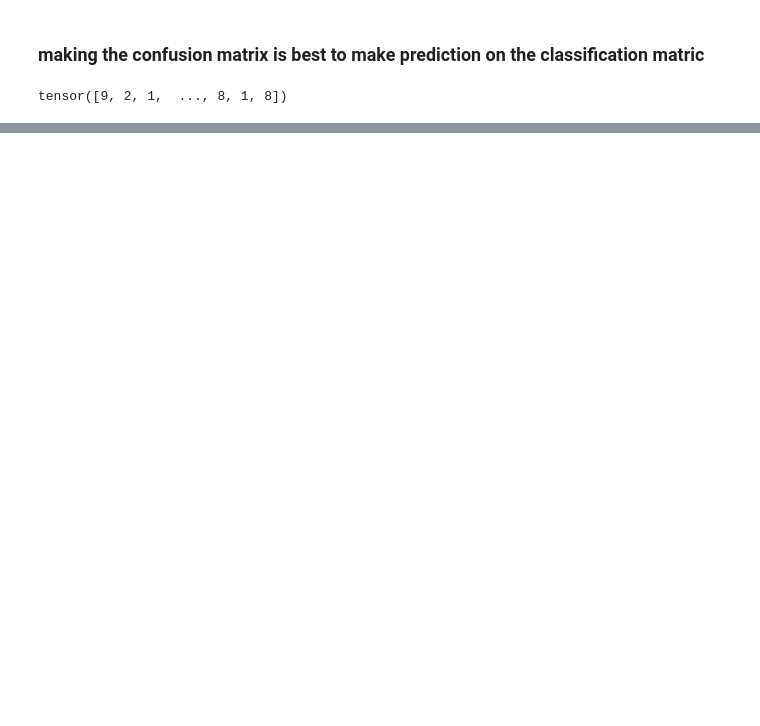
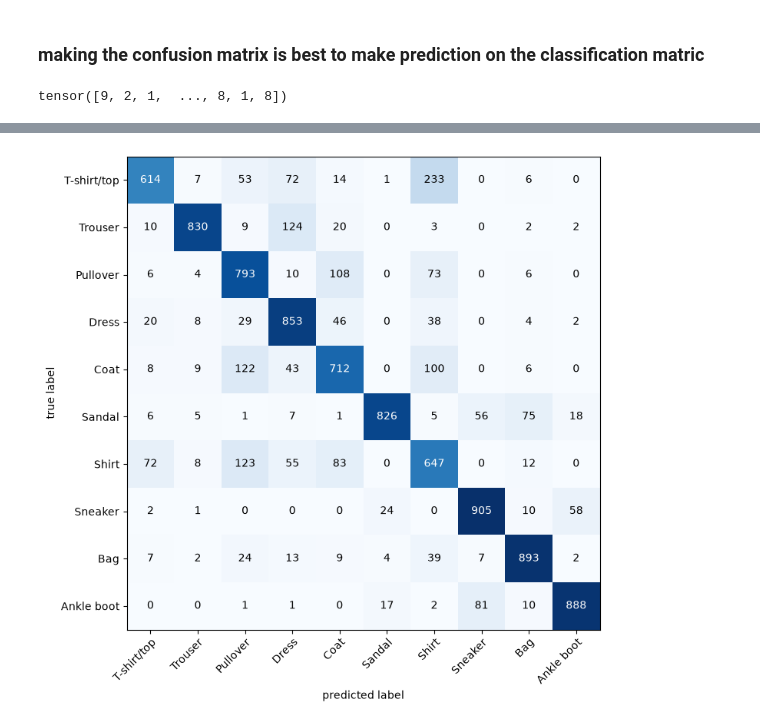
Before and after one commit to saim9211/DeepLearning, a Jupyter notebook: 03_pytorch_cv.ipynb, the cells around one changed output, grey strips where cells are left out. Saved outputs shown, nothing was run; the diff lists cells and outputs as text; code cells hidden in the pictures; blank space fills up the shorter version.

Commit message:
confusion metrix and now move to save and loader

```diff
--- a/03_pytorch_cv.ipynb
+++ b/03_pytorch_cv.ipynb
@@ -1069,0 +1125,15 @@ mlxtend.__version__
+# %%
+from torchmetrics import ConfusionMatrix
+from mlxtend.plotting import plot_confusion_matrix
+
+# set up confusion instance and compare predictions to target
+confmat=ConfusionMatrix(num_classes=len(class_names),
+                        task="multiclass")
+confmat_tensor=confmat(preds=y_preds_tesnor,
+                       target=test_data.targets)
+# plot the confusion matrix
+fig,ax=plot_confusion_matrix(conf_mat=confmat_tensor.numpy(),
+                              figsize=(8,8),
+                              class_names=class_names)
+# %% [output]
+[figure, added]
```
Also changed, not shown: parts of 20 cells of this notebook.
